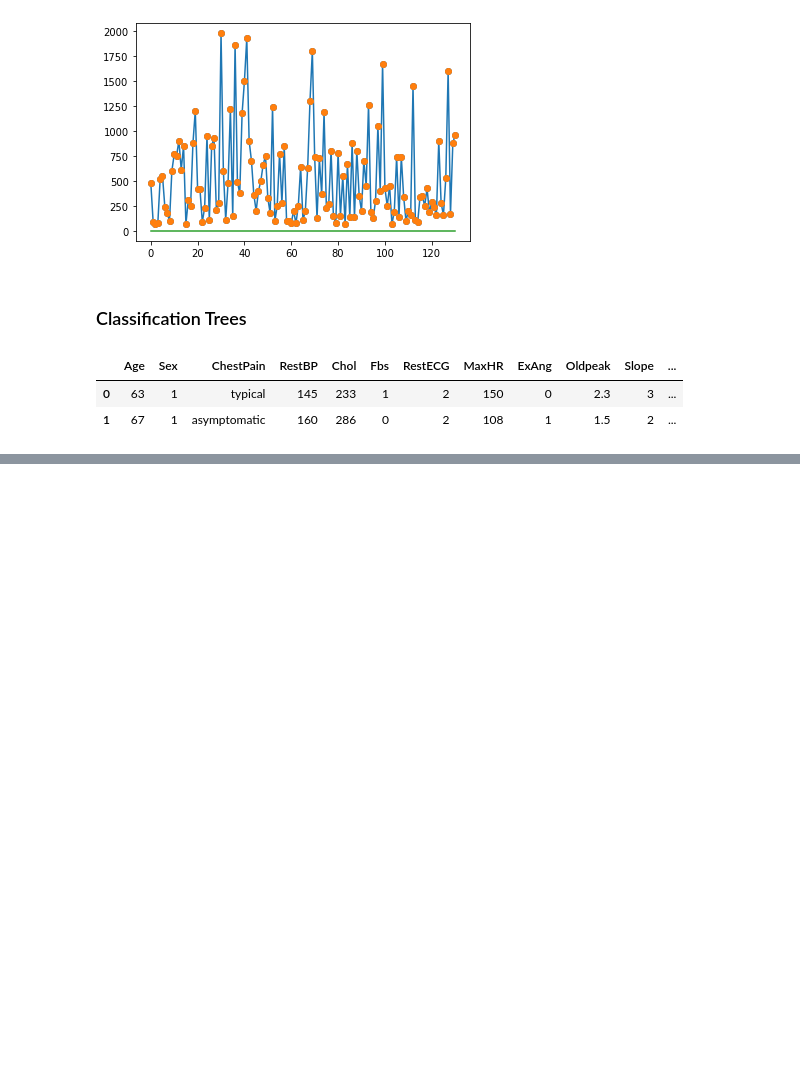
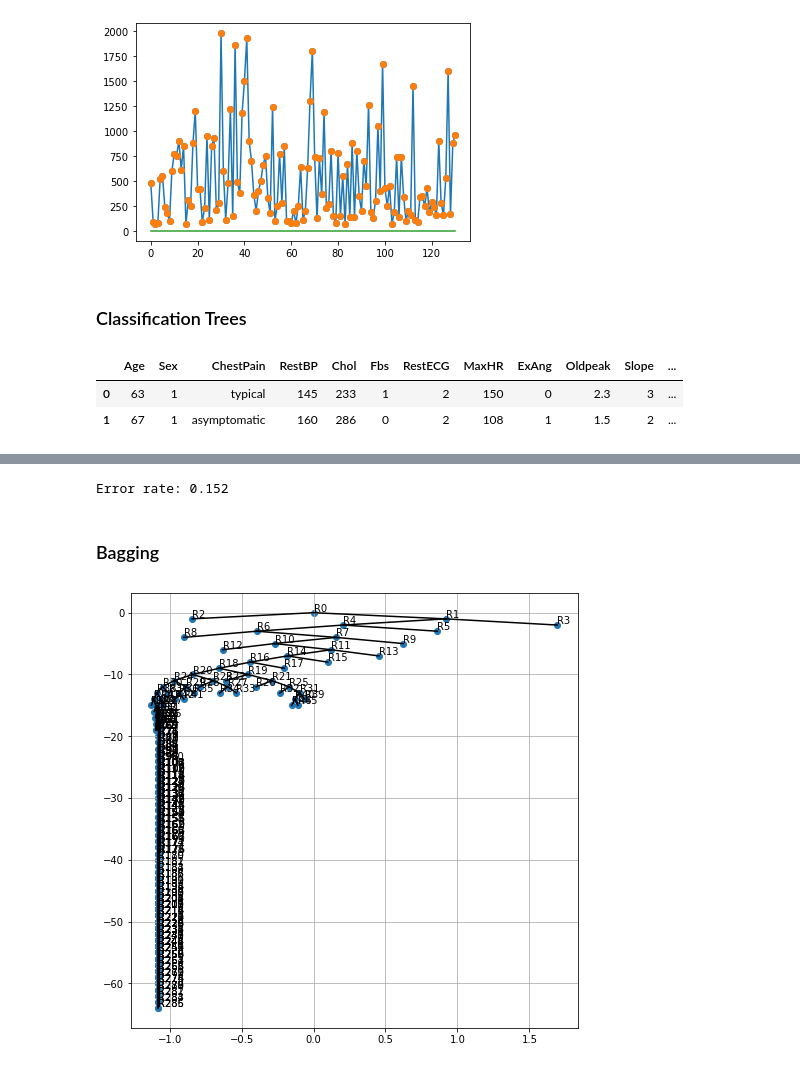
Before and after one commit to TimVrtac/Machine-Learining-Study, a Jupyter notebook: Chapter 8 - Decision trees - class.ipynb, the cells around one changed output, grey strips where cells are left out. Cells and saved outputs as stored; diff of their text form; code cells hidden in the pictures; blank space fills up the shorter version.

```diff
--- a/Chapter 8 - Decision trees - class.ipynb
+++ b/Chapter 8 - Decision trees - class.ipynb
@@ -295 +296,15 @@ ms.confusion_matrix(y_cl_pred, HD_dummy[1::2], print_=True);
 +-------------+-----------------------+-----------------------+------+
+# %%
+print(f'Error rate: {ms.classification_error_rate(y_cl_pred, HD_dummy[1::2]):.3f}')
+# %% [output]
+Error rate: 0.152
+# %% [markdown]
+### Bagging
+# %%
+features = ['Age', 'Sex', 'RestBP', 'Chol', 'Fbs', 'RestECG', 'MaxHR',
+            'ExAng', 'Oldpeak', 'Slope', 'Ca']
+class_tree = dtc.DecisionTree(h_df[features], HD_dummy, s_div=30,
+                              max_leaf_size=10, criterion='Gini')
+class_tree.plot_tree()
+# %% [output]
+[figure, added]
```
Also changed, not shown: parts of 18 cells of this notebook, 2 other files.
